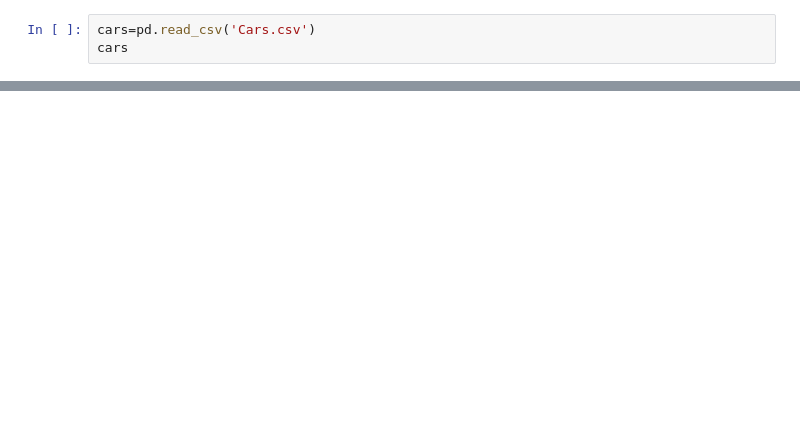
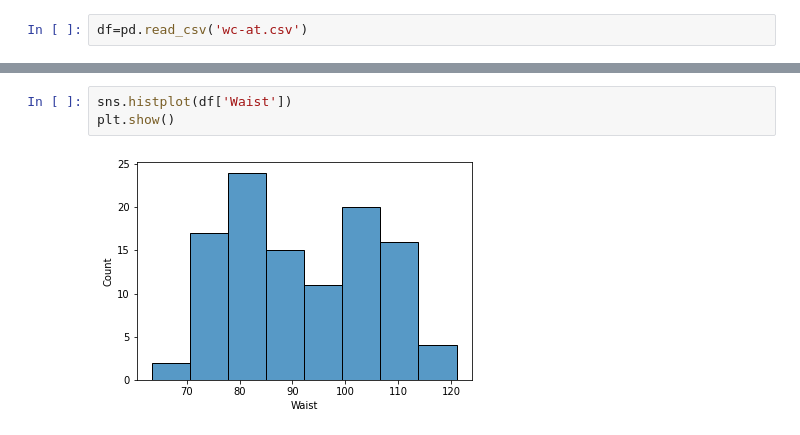
Before and after one commit to Amarjeet-1998/python_excercise, a Jupyter notebook: Assignment1_21.ipynb, the cells around one changed output, grey strips where cells are left out. Cells and saved outputs as stored; diff of their text form; blank space fills up the shorter version.

```diff
--- a/Assignment1_21.ipynb
+++ b/Assignment1_21.ipynb
@@ -9,3 +7,2 @@ import seaborn as sns
 # %%
-cars=pd.read_csv('Cars.csv')
-cars
+df=pd.read_csv('wc-at.csv')
@@ -47,0 +47,5 @@ cars.MPG.median()
+# %%
+sns.histplot(df['Waist'])
+plt.show()
+# %% [output]
+[figure, added]
```
Also changed, not shown: parts of 15 cells of this notebook.
